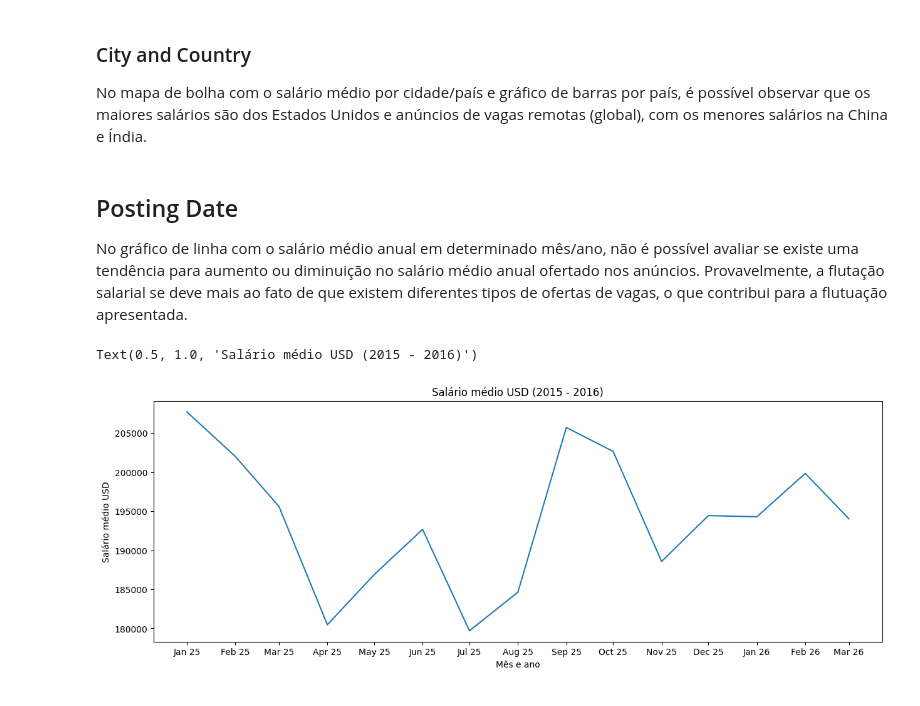
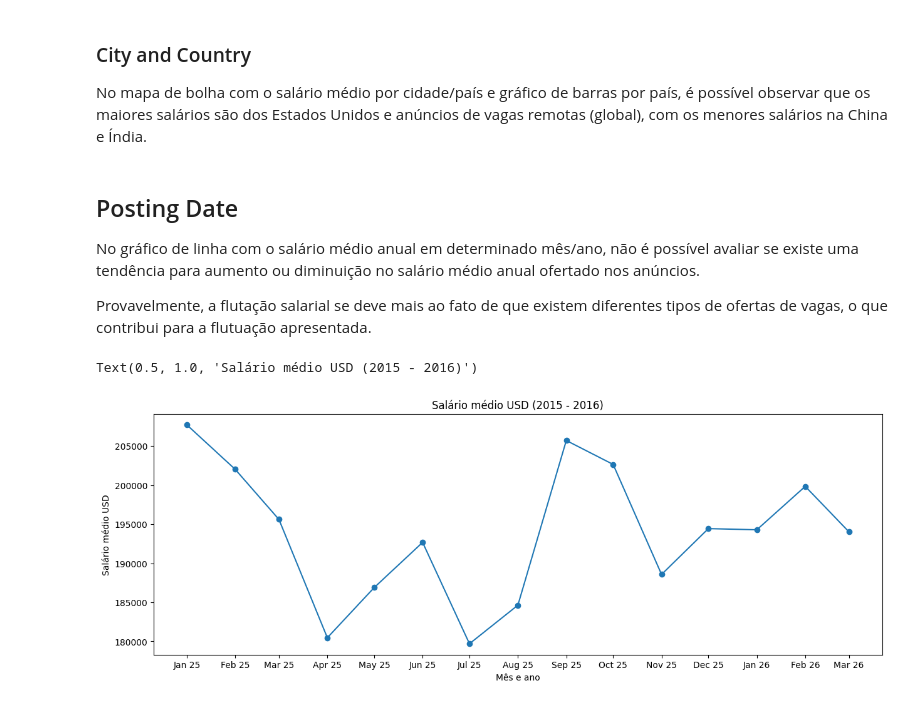
Before and after one commit to LucasDSF7/Data-Analysis-Puc-Rio, a Jupyter notebook: mvp/ia_jobs_market.ipynb, the cells around one changed output. Drawn from its saved outputs; the diff is of its cells as text; code cells hidden in the pictures.

```diff
--- a/mvp/ia_jobs_market.ipynb
+++ b/mvp/ia_jobs_market.ipynb
@@ -509,16 +508,18 @@ display(mapa)
 # %% [markdown]
 ## Posting Date
 
-No gráfico de linha com o salário médio anual em determinado mês/ano, não é possível avaliar se existe uma tendência para aumento ou diminuição no salário médio anual ofertado nos anúncios. Provavelmente, a flutação salarial se deve mais ao fato de que existem diferentes tipos de ofertas de vagas, o que contribui para a flutuação apresentada.
+No gráfico de linha com o salário médio anual em determinado mês/ano, não é possível avaliar se existe uma tendência para aumento ou diminuição no salário médio anual ofertado nos anúncios.
+
+Provavelmente, a flutação salarial se deve mais ao fato de que existem diferentes tipos de ofertas de vagas, o que contribui para a flutuação apresentada.
 # %%
 fig, ax = plt.subplots(figsize = (15,5))
 df_dates = df_copy.groupby('posting_date').mean(numeric_only=True).reset_index()
 df_dates['date_label'] = df_dates['posting_date'].apply(lambda x: datetime.strftime(x, "%b %y"))
-ax.plot(df_dates['posting_date'], df_dates['annual_salary_usd'])
+ax.plot(df_dates['posting_date'], df_dates['annual_salary_usd'], marker='o')
 ax.set_xticks(ticks=df_dates['posting_date'], labels=df_dates['date_label'])
 ax.set_xlabel('Mês e ano')
 ax.set_ylabel('Salário médio USD')
 ax.set_title('Salário médio USD (2015 - 2016)')
 # %% [output]
 Text(0.5, 1.0, 'Salário médio USD (2015 - 2016)')
-[figure, old version]
+[figure, new version]
```
Also changed, not shown: parts of 14 cells of this notebook.
